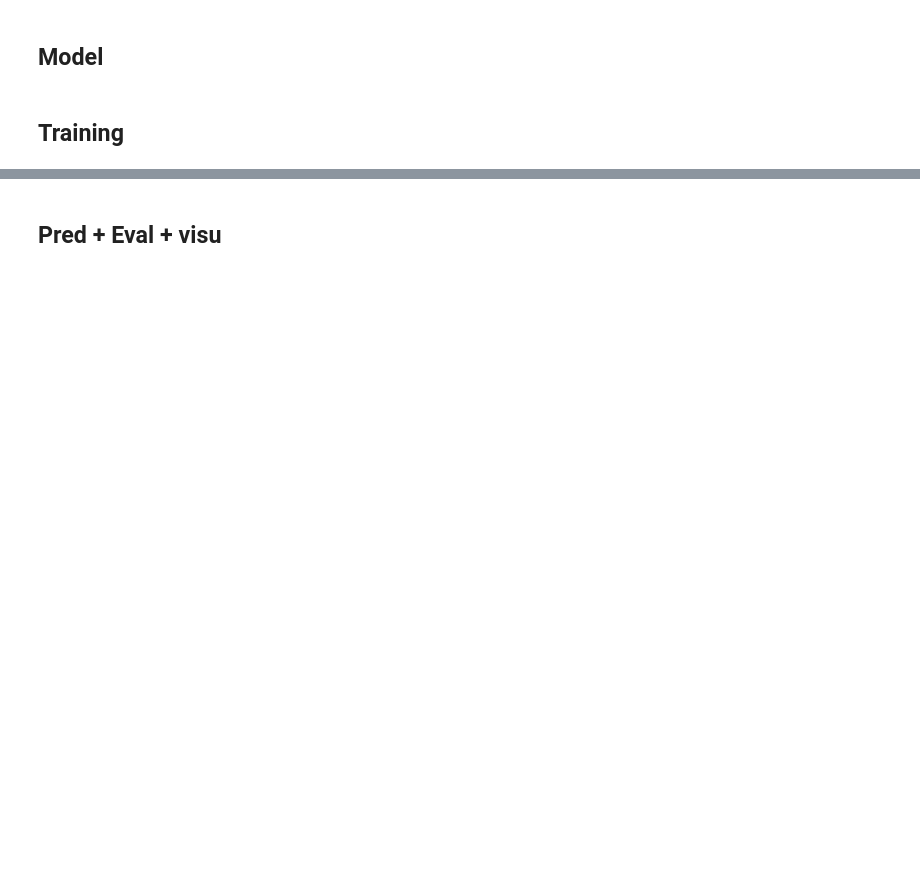
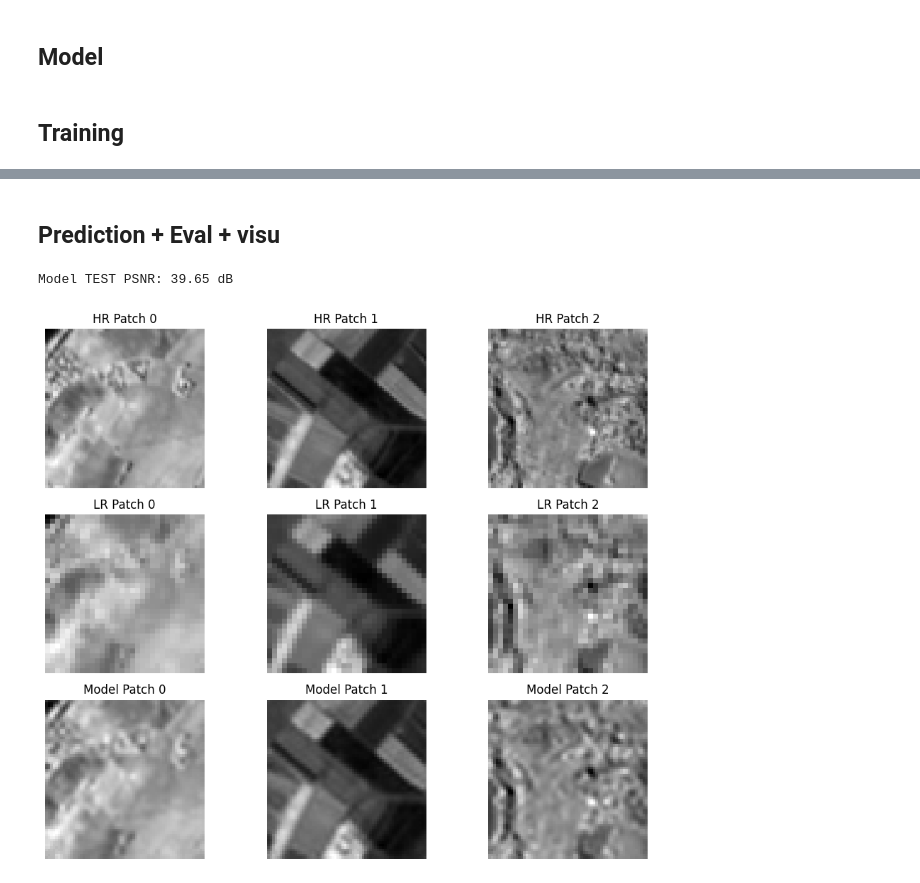
Before and after one commit to Raphael-Pellure/PY-Super-Resolution, a Jupyter notebook: NoteBook_Test.ipynb, the cells around one changed output, grey strips where cells are left out. Saved outputs shown, nothing was run; the diff lists cells and outputs as text; code cells hidden in the pictures; blank space fills up the shorter version.

Commit message:
metrics, model and visuals

```diff
--- a/NoteBook_Test.ipynb
+++ b/NoteBook_Test.ipynb
@@ -230,10 +226,11 @@ plt.show()
 import torch.nn as nn
 import torch.nn.functional as F
 
-class SRx2(nn.Module):
+# test: conv relu conv relu upsample
+class Premier_modele(nn.Module):
     def __init__(self):
         super().__init__()
-        # Extraction de features sur la taille 32x32
+        # Extraction de features de taille 32x32
         self.feat = nn.Sequential(
             nn.Conv2d(1, 64, kernel_size=3, padding=1),
             nn.ReLU(inplace=True),
@@ -241,8 +238,6 @@ class SRx2(nn.Module):
             nn.ReLU(inplace=True),
         )
         # Upsampling x2 : 32x32 -> 64x64
-        # formule ConvTranspose2d : out = (in-1)*stride - 2*pad + kernel + output_padding
-        # ici : (32-1)*2 - 2*1 + 4 = 64
         self.up = nn.ConvTranspose2d(
             in_channels=64,
             out_channels=1,
@@ -252,8 +247,8 @@ class SRx2(nn.Module):
         )
 
     def forward(self, x):
-        x = self.feat(x)         # (B,64,32,32)
-        x = self.up(x)           # (B,1,64,64)
+        x = self.feat(x)
+        x = self.up(x)
         x = torch.sigmoid(x)     # on force dans [0,1]
         return x
 # %% [markdown]
@@ -268,7 +263,7 @@ device = torch.device("cuda" if torch.cuda.is_available() else "cpu")
 print("Using device:", device)
 
 # --- Modèle à définir
-model = SRx2().to(device)
+model = Premier_modele().to(device)
 
 # --- Fonction de perte
 criterion = nn.MSELoss() # nn.L1Loss()
@@ -321,11 +316,12 @@ for epoch in range(num_epochs):
     valid_loss /= len(valid_loader.dataset)
     valid_losses.append(valid_loss)
 
+
+    print(f"Epoch [{epoch+1}/{num_epochs}] - Train Loss: {train_loss:.6f} - Valid Loss: {valid_loss:.6f}")
+
     # --- Sauvegarde si meilleur modèle ---
     if valid_loss < best_valid_loss:
         best_valid_loss = valid_loss
         torch.save(model.state_dict(), "best_model.pt")
         print(f"Best model saved with Valid Loss = {valid_loss}")
-
-    print(f"Epoch [{epoch+1}/{num_epochs}] - Train Loss: {train_loss:.6f} - Valid Loss: {valid_loss:.6f}")
 # %% [output]
@@ -352,5 +348,5 @@ Epoch [10/10] - Train Loss: 0.000106 - Valid Loss: 0.000106
 # %% [markdown]
-## Pred + Eval + visu
+## Prediction + Eval + visu
 # %%
 model = model.to(device)
 model.eval()
@@ -358,6 +354,7 @@ model.eval()
 psnr_metric = PeakSignalNoiseRatio(data_range=1.0).to(device)
 ssim_metric = StructuralSimilarityIndexMeasure(data_range=1.0).to(device)
 
+# listes pour stocker les prédictions et ground truths
 all_pred = []
 all_gt   = []
 
@@ -367,17 +364,7 @@ with torch.no_grad():
         X_batch = X_batch.float()
         Y_batch = Y_batch.float()
 
-        # Ajouter la dimension canal si nécessaire
-        if X_batch.dim() == 3:
-            X_batch = X_batch.unsqueeze(1)  # (B,1,32,32)
-        if Y_batch.dim() == 3:
-            Y_batch = Y_batch.unsqueeze(1)  # (B,1,64,64)
-
-        # Normalisation Sentinel-2 -> [0,1]
-        if X_batch.max() > 1.5 or Y_batch.max() > 1.5:
-            X_batch = X_batch / 10000.0
-            Y_batch = Y_batch / 10000.0
-
+        # sécurité mais pas sur d'en avoir besoin
         X_batch = X_batch.clamp(0.0, 1.0).to(device)
         Y_batch = Y_batch.clamp(0.0, 1.0).to(device)
 
@@ -393,10 +380,12 @@ Y_hr = torch.cat(all_gt, dim=0)     # (N_test,1,64,64)
 
 # Calcul PSNR / SSIM sur le test set
 model_psnr = psnr_metric(Y_sr.to(device), Y_hr.to(device)).item()
-model_ssim = ssim_metric(Y_sr.to(device), Y_hr.to(device)).item()
+#model_ssim = ssim_metric(Y_sr.to(device), Y_hr.to(device)).item() #gpu uniquement
 
 print(f"Model TEST PSNR: {model_psnr:.2f} dB")
-print(f"Model TEST SSIM: {model_ssim:.4f}")
+#print(f"Model TEST SSIM: {model_ssim:.4f}")
+# %% [output]
+Model TEST PSNR: 39.65 dB
 # %%
 # Récupérer un batch pour la visualisation
 X_vis, Y_vis = next(iter(test_loader))
@@ -404,12 +393,7 @@ X_vis, Y_vis = next(iter(test_loader))
 X_vis = X_vis.float()
 Y_vis = Y_vis.float()
 
-if X_vis.dim() == 3:
-    X_vis = X_vis.unsqueeze(1)  # (B,1,32,32)
-if Y_vis.dim() == 3:
-    Y_vis = Y_vis.unsqueeze(1)  # (B,1,64,64)
-
-
+# sécurité mais pas sur d'en avoir besoin
 X_vis = X_vis.clamp(0.0, 1.0).to(device)
 Y_vis = Y_vis.clamp(0.0, 1.0).to(device)
 
@@ -424,31 +408,33 @@ Y_sr_vis_cpu = Y_sr_vis.cpu()
 num_patches = 3
 rows = 3
 cols = num_patches
 
 plt.figure(figsize=(10, 8))
 
 for k in range(num_patches):
     img_hr = Y_vis_cpu[k].squeeze().numpy()      # (64,64)
     img_lr = X_vis_cpu[k].squeeze().numpy()      # (32,32)
     img_sr = Y_sr_vis_cpu[k].squeeze().numpy()   # (64,64)
 
     # ----- HR (ligne 1) -----
     plt.subplot(rows, cols, 1 + k)
     plt.imshow(img_hr, cmap='gray')
     plt.title(f"HR Patch {k}")
     plt.axis('off')
 
     # ----- LR (ligne 2) -----
     plt.subplot(rows, cols, cols + 1 + k)
     plt.imshow(img_lr, cmap='gray')
     plt.title(f"LR Patch {k}")
     plt.axis('off')
 
     # ----- SR modèle (ligne 3) -----
     plt.subplot(rows, cols, 2*cols + 1 + k)
     plt.imshow(img_sr, cmap='gray')
-    plt.title(f"Model SR Patch {k}")
+    plt.title(f"Model Patch {k}")
     plt.axis('off')
 
 plt.tight_layout()
 plt.show()
+# %% [output]
+[figure, added]
```
Also changed, not shown: parts of 5 cells of this notebook.
